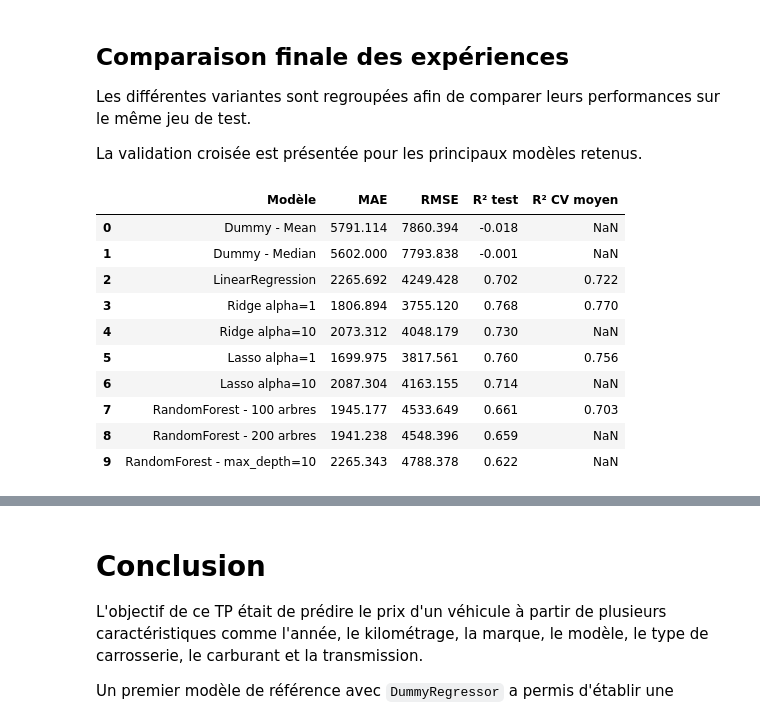
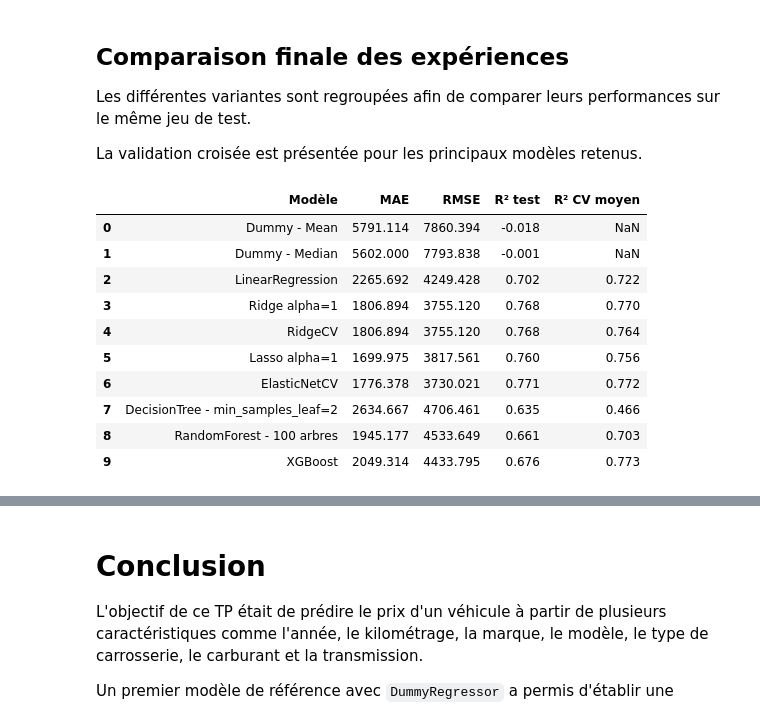
Before and after one commit to netzzy-dev/TP_TECHNIQUE_APPRENTISSAGE, a Jupyter notebook: notebooks/02_modelisation.ipynb, the cells around one changed output, grey strips where cells are left out. Cells and saved outputs as stored; diff of their text form; code cells hidden in the pictures.

```diff
--- a/notebooks/02_modelisation.ipynb
+++ b/notebooks/02_modelisation.ipynb
@@ -1276,12 +1379,12 @@ resultats_finaux = pd.DataFrame({
         "Dummy - Median",
         "LinearRegression",
         "Ridge alpha=1",
-        "Ridge alpha=10",
+        "RidgeCV",
         "Lasso alpha=1",
-        "Lasso alpha=10",
+        "ElasticNetCV",
+        "DecisionTree - min_samples_leaf=2",
         "RandomForest - 100 arbres",
-        "RandomForest - 200 arbres",
-        "RandomForest - max_depth=10"
+        "XGBoost"
     ],
 
     "MAE": [
@@ -1289,12 +1392,12 @@ resultats_finaux = pd.DataFrame({
         mae_dummy_median,
         mae_linear,
         mae_ridge_1,
-        mae_ridge_10,
+        mae_ridge_cv,
         mae_lasso_1,
-        mae_lasso_10,
+        mae_elasticnet_cv,
+        mae_tree_best,
         mae_forest,
-        mae_forest_200,
-        mae_forest_depth_10
+        mae_xgb
     ],
 
     "RMSE": [
@@ -1302,51 +1405,51 @@ resultats_finaux = pd.DataFrame({
         rmse_dummy_median,
         rmse_linear,
         rmse_ridge_1,
-        rmse_ridge_10,
+        rmse_ridge_cv,
         rmse_lasso_1,
-        rmse_lasso_10,
+        rmse_elasticnet_cv,
+        rmse_tree_best,
         rmse_forest,
-        rmse_forest_200,
-        rmse_forest_depth_10
+        rmse_xgb
     ],
 
     "R² test": [
         r2_dummy,
         r2_dummy_median,
         r2_linear,
         r2_ridge_1,
-        r2_ridge_10,
+        r2_ridge_cv,
         r2_lasso_1,
-        r2_lasso_10,
+        r2_elasticnet_cv,
+        r2_tree_best,
         r2_forest,
-        r2_forest_200,
-        r2_forest_depth_10
+        r2_xgb
     ],
 
     "R² CV moyen": [
         np.nan,
         np.nan,
         scores_linear.mean(),
         scores_ridge_1.mean(),
-        np.nan,
+        scores_ridge_cv.mean(),
         scores_lasso_1.mean(),
-        np.nan,
+        scores_elasticnet_cv.mean(),
+        scores_tree_best.mean(),
         scores_forest.mean(),
-        np.nan,
-        np.nan
+        scores_xgb.mean()
     ]
 })
 
 resultats_finaux.round(3)
 # %% [output]
 |  | Modèle | MAE | RMSE | R² test | R² CV moyen |
 | 0 | Dummy - Mean | 5791.114 | 7860.394 | -0.018 | NaN |
 | 1 | Dummy - Median | 5602.000 | 7793.838 | -0.001 | NaN |
 | 2 | LinearRegression | 2265.692 | 4249.428 | 0.702 | 0.722 |
 | 3 | Ridge alpha=1 | 1806.894 | 3755.120 | 0.768 | 0.770 |
-| 4 | Ridge alpha=10 | 2073.312 | 4048.179 | 0.730 | NaN |
+| 4 | RidgeCV | 1806.894 | 3755.120 | 0.768 | 0.764 |
 | 5 | Lasso alpha=1 | 1699.975 | 3817.561 | 0.760 | 0.756 |
-| 6 | Lasso alpha=10 | 2087.304 | 4163.155 | 0.714 | NaN |
-| 7 | RandomForest - 100 arbres | 1945.177 | 4533.649 | 0.661 | 0.703 |
-| 8 | RandomForest - 200 arbres | 1941.238 | 4548.396 | 0.659 | NaN |
-| 9 | RandomForest - max_depth=10 | 2265.343 | 4788.378 | 0.622 | NaN |
+| 6 | ElasticNetCV | 1776.378 | 3730.021 | 0.771 | 0.772 |
+| 7 | DecisionTree - min_samples_leaf=2 | 2634.667 | 4706.461 | 0.635 | 0.466 |
+| 8 | RandomForest - 100 arbres | 1945.177 | 4533.649 | 0.661 | 0.703 |
+| 9 | XGBoost | 2049.314 | 4433.795 | 0.676 | 0.773 |
```
Also changed, not shown: parts of 4 cells of this notebook, 2 other files.
